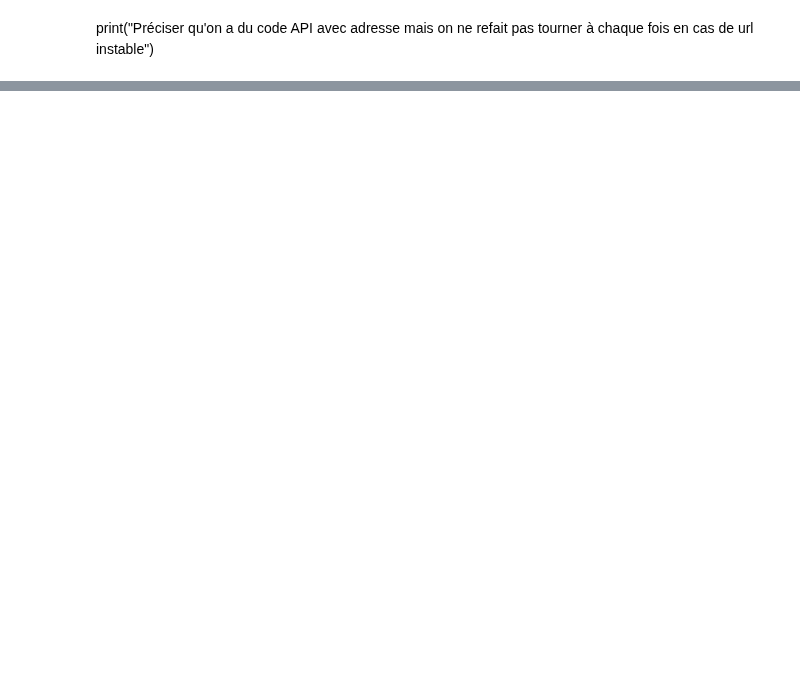
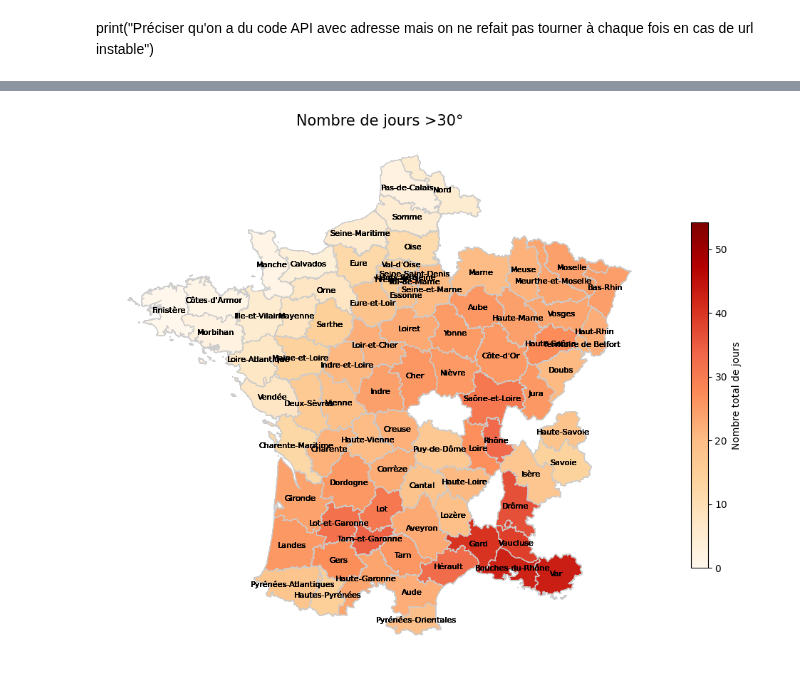
Before and after one commit to Manonchvllr/Project, a Jupyter notebook: src/rapport.ipynb, the cells around one changed output, grey strips where cells are left out. Cells and saved outputs as stored; diff of their text form; code cells hidden in the pictures; blank space fills up the shorter version.

```diff
--- a/src/rapport.ipynb
+++ b/src/rapport.ipynb
@@ -51,0 +30,7 @@ print(nul.MM.unique())
+# %%
+cartes.carte(indicateurs_climat.nbj_par_an(df, annees = [i for i in range(2011, 2023)], mois = [7, 8], var_climat = "NBJTX30"),
+             "NBJTX30",
+             "Nombre total de jours",
+             "Nombre de jours >30°")
+# %% [output]
+[figure, added]
```
Also changed, not shown: parts of 6 cells of this notebook, 5 other files.
